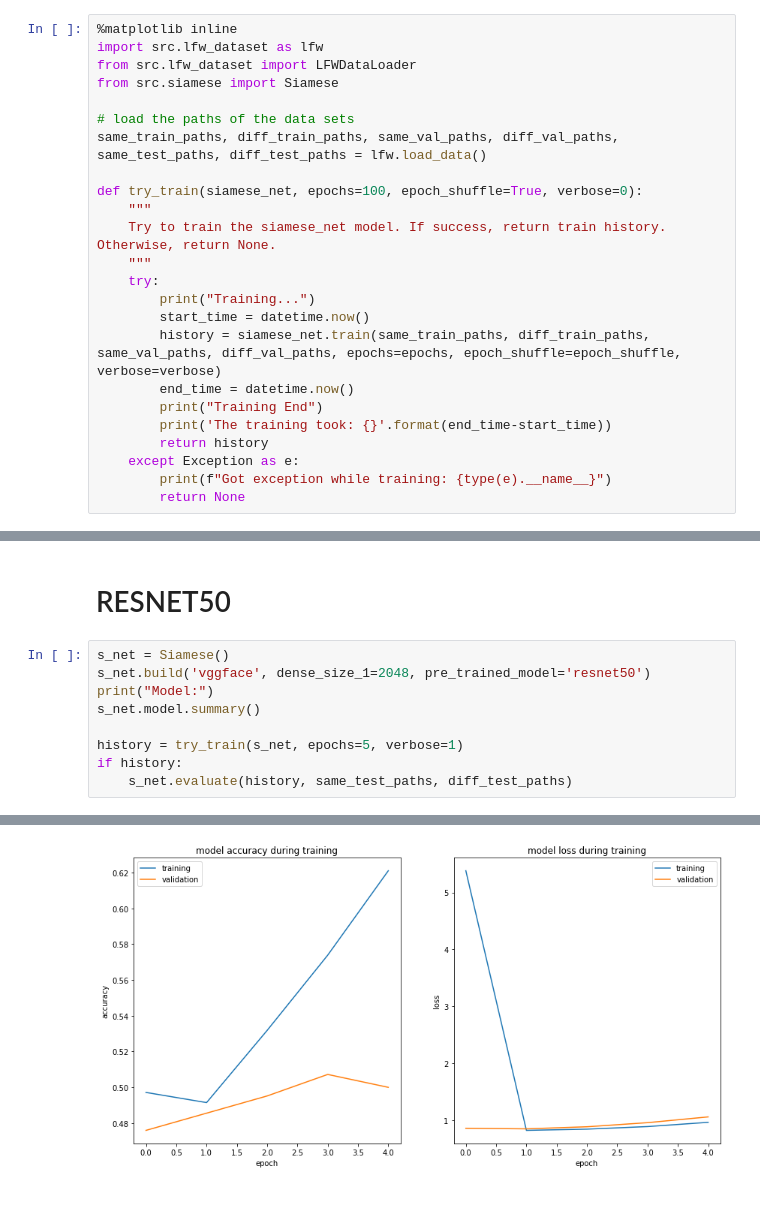
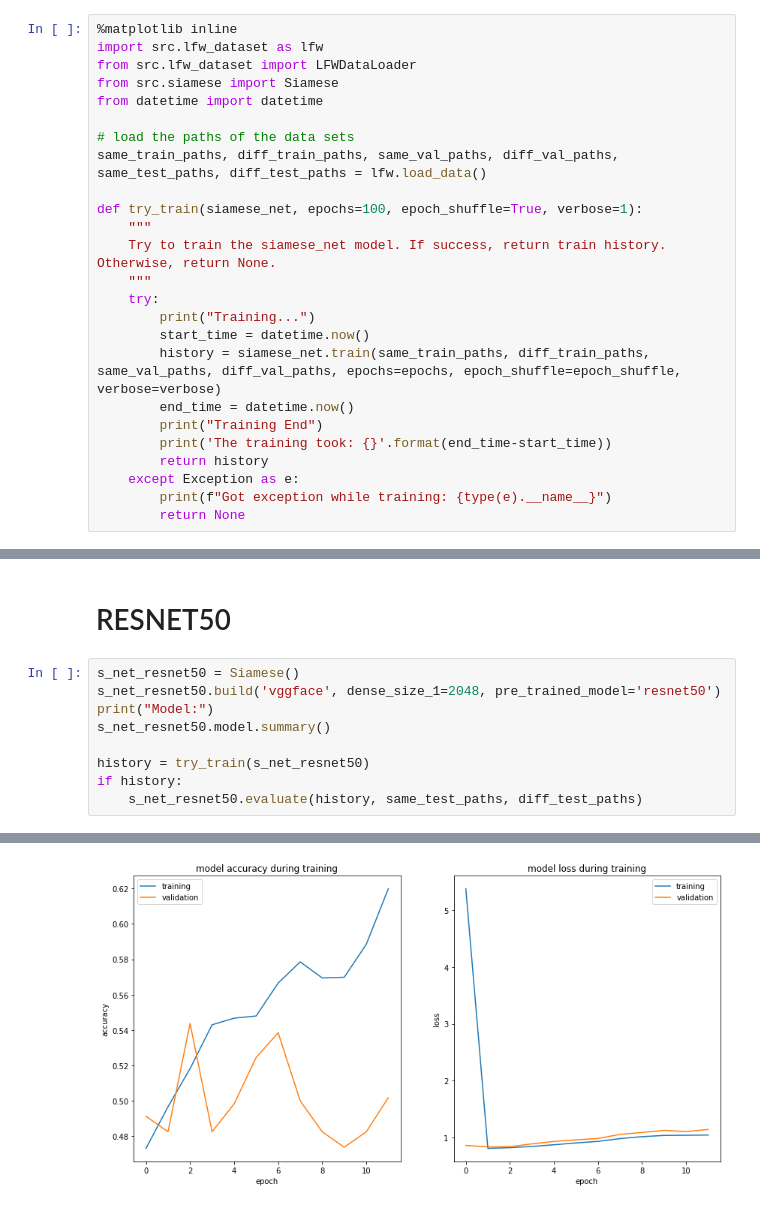
Before and after one commit to elisim/Deep-Learning-Intro, a Jupyter notebook: assignment2/VGGFace-Transfer-Learning.ipynb, the cells around one changed output, grey strips where cells are left out. Cells and saved outputs as stored; diff of their text form.

```diff
--- a/assignment2/VGGFace-Transfer-Learning.ipynb
+++ b/assignment2/VGGFace-Transfer-Learning.ipynb
@@ -5,11 +5,12 @@
 import src.lfw_dataset as lfw
 from src.lfw_dataset import LFWDataLoader
 from src.siamese import Siamese
+from datetime import datetime
 
 # load the paths of the data sets
 same_train_paths, diff_train_paths, same_val_paths, diff_val_paths, same_test_paths, diff_test_paths = lfw.load_data()
 
-def try_train(siamese_net, epochs=100, epoch_shuffle=True, verbose=0):
+def try_train(siamese_net, epochs=100, epoch_shuffle=True, verbose=1):
     """
     Try to train the siamese_net model. If success, return train history. Otherwise, return None.
     """
@@ -60,14 +60,14 @@ Final test accuracy: 0.536
 # %% [markdown]
 # RESNET50
 # %%
-s_net = Siamese()
-s_net.build('vggface', dense_size_1=2048, pre_trained_model='resnet50')
+s_net_resnet50 = Siamese()
+s_net_resnet50.build('vggface', dense_size_1=2048, pre_trained_model='resnet50')
 print("Model:")
-s_net.model.summary()
+s_net_resnet50.model.summary()
 
-history = try_train(s_net, epochs=5, verbose=1)
+history = try_train(s_net_resnet50)
 if history:
-    s_net.evaluate(history, same_test_paths, diff_test_paths)
+    s_net_resnet50.evaluate(history, same_test_paths, diff_test_paths)
 # %% [output]
 Model:
 __________________________________________________________________________________________________
@@ -89 +89 @@ Final test accuracy: 0.5
-[figure, old version]
+[figure, new version]
```
Also changed, not shown: parts of 4 cells of this notebook, 3 other files.
